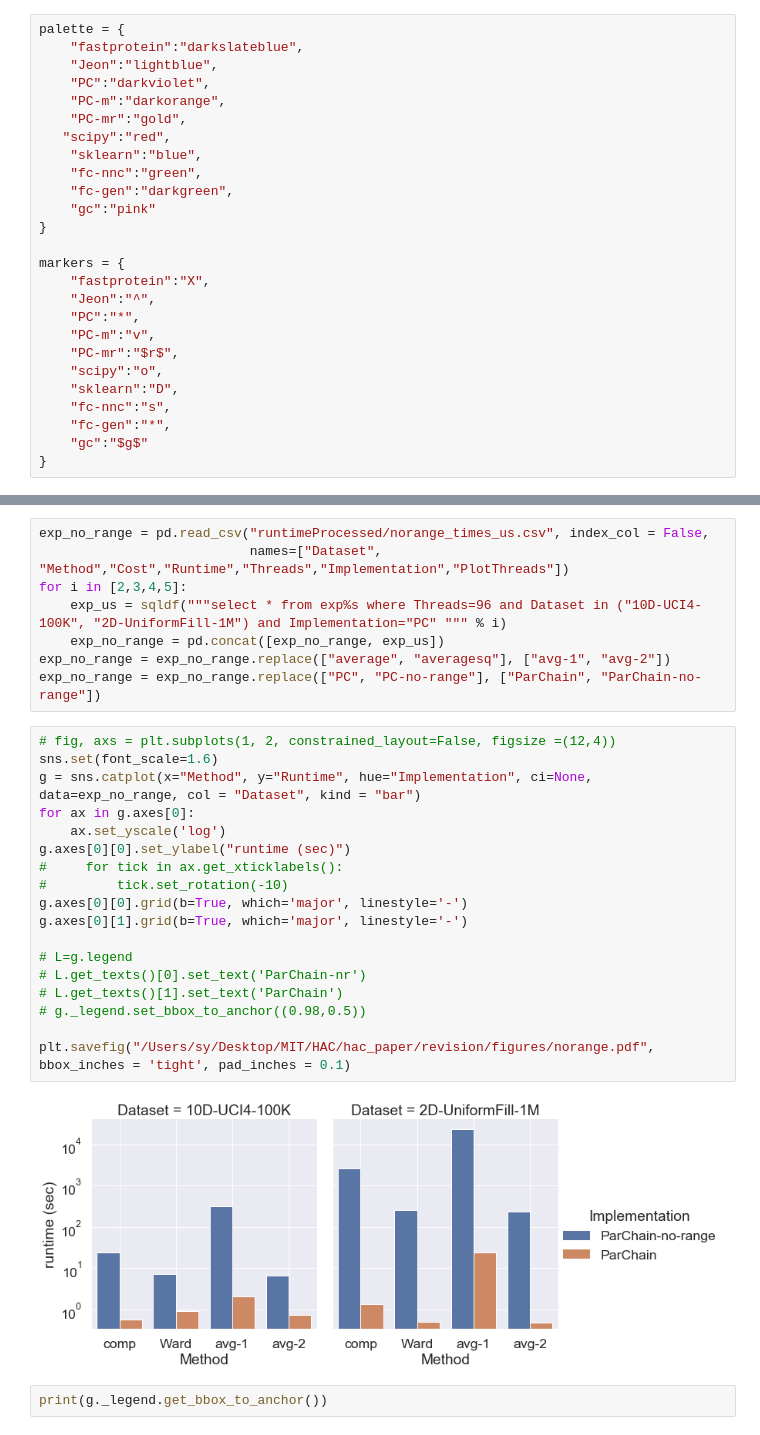
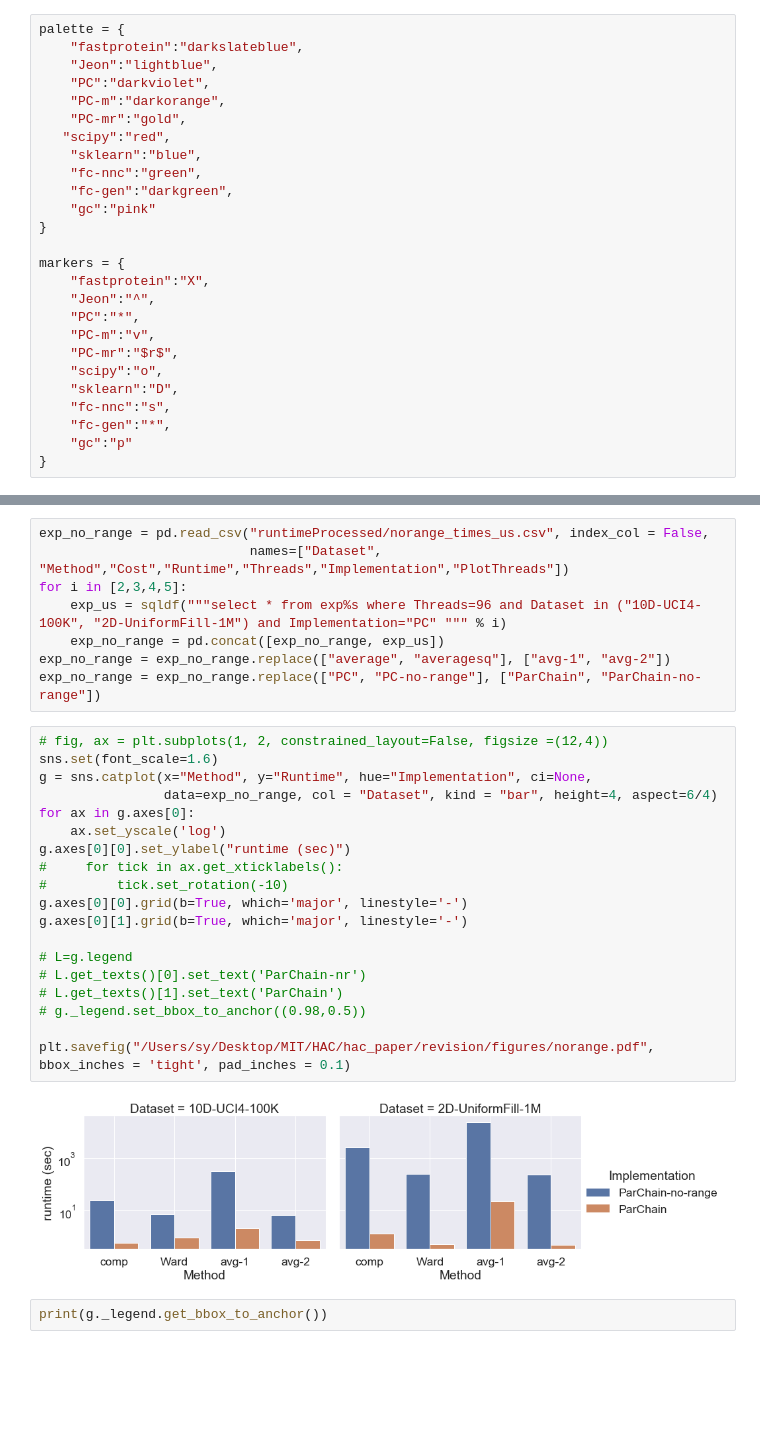
Before and after one commit to yushangdi/parChain, a Jupyter notebook: outputs/Plots2.ipynb, the cells around one changed output, grey strips where cells are left out. Drawn from its saved outputs; the diff is of its cells as text; blank space fills up the shorter version.

Commit message:
plots

```diff
--- a/outputs/Plots2.ipynb
+++ b/outputs/Plots2.ipynb
@@ -31,7 +31,7 @@ markers = {
     "sklearn":"D",
     "fc-nnc":"s",
     "fc-gen":"*",
-    "gc":"$g$"
+    "gc":"p"
 }
 # %%
 sns.set_palette('Set1')
@@ -890,25 +890,26 @@ for i in [2,3,4,5]:
 exp_no_range = exp_no_range.replace(["average", "averagesq"], ["avg-1", "avg-2"])
 exp_no_range = exp_no_range.replace(["PC", "PC-no-range"], ["ParChain", "ParChain-no-range"])
 # %%
-# fig, axs = plt.subplots(1, 2, constrained_layout=False, figsize =(12,4))
+# fig, ax = plt.subplots(1, 2, constrained_layout=False, figsize =(12,4))
 sns.set(font_scale=1.6)
-g = sns.catplot(x="Method", y="Runtime", hue="Implementation", ci=None, data=exp_no_range, col = "Dataset", kind = "bar")
+g = sns.catplot(x="Method", y="Runtime", hue="Implementation", ci=None,
+                data=exp_no_range, col = "Dataset", kind = "bar", height=4, aspect=6/4)
 for ax in g.axes[0]:
     ax.set_yscale('log')
 g.axes[0][0].set_ylabel("runtime (sec)")
 #     for tick in ax.get_xticklabels():
 #         tick.set_rotation(-10)
 g.axes[0][0].grid(b=True, which='major', linestyle='-')
 g.axes[0][1].grid(b=True, which='major', linestyle='-')
 
 # L=g.legend
 # L.get_texts()[0].set_text('ParChain-nr')
 # L.get_texts()[1].set_text('ParChain')
 # g._legend.set_bbox_to_anchor((0.98,0.5))
 
 plt.savefig("/Users/sy/Desktop/MIT/HAC/hac_paper/revision/figures/norange.pdf", bbox_inches = 'tight', pad_inches = 0.1)
 # %% [output]
-[figure, old version]
+[figure, new version]
 # %%
 print(g._legend.get_bbox_to_anchor())
 # %% [output]
```
Also changed, not shown: parts of 1 cell of this notebook.
